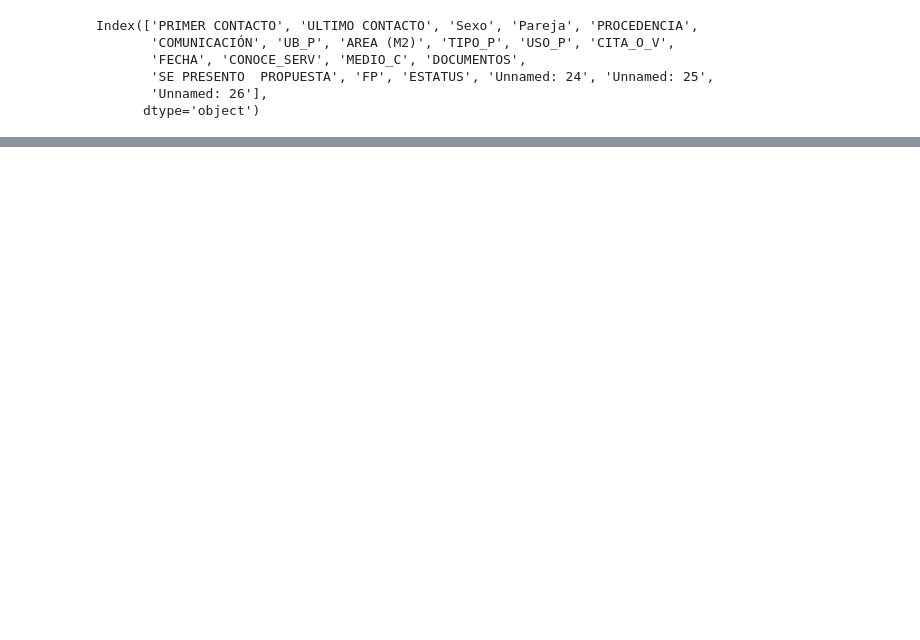
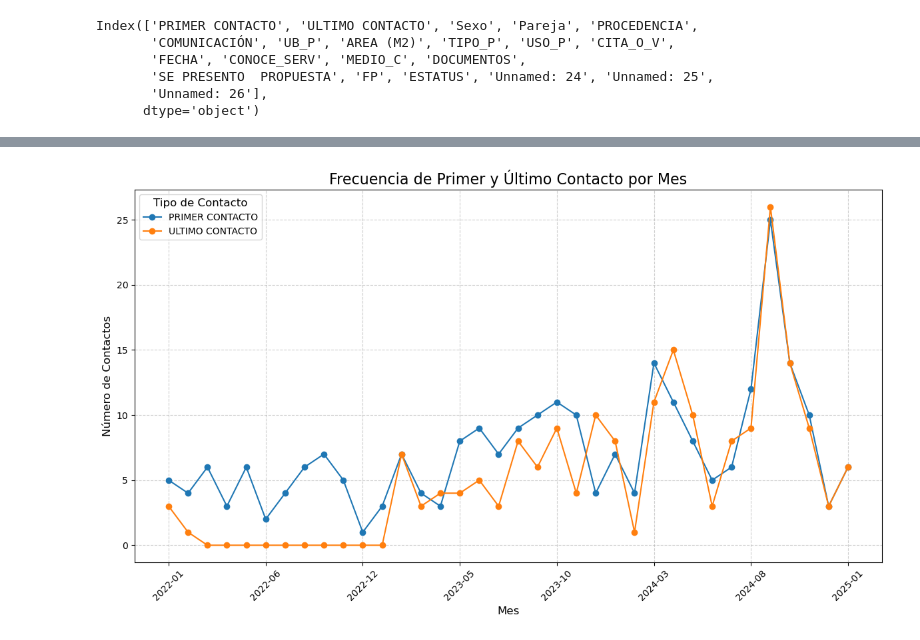
Before and after one commit to Valenfrc/Clientes-Potenciales, a Jupyter notebook: trabajo.ipynb, the cells around one changed output, grey strips where cells are left out. Cells and saved outputs as stored; diff of their text form; code cells hidden in the pictures; blank space fills up the shorter version.

```diff
--- a/trabajo.ipynb
+++ b/trabajo.ipynb
@@ -126,4 +124,17 @@ ValueError: could not convert string to float: '-'
 # %%
 #imputar, reemplazar un valor por otro.
-df['AREA (M2)']= df['AREA (M2)'].fillna(df['AREA (M2)'].mean())
+import pandas as pd
+import numpy as np
+
+# Paso 1: Convertir la columna a tipo numérico, forzando los errores a NaN
+# Esto convertirá las fechas y otros textos a np.nan
+df['AREA (M2)'] = pd.to_numeric(df['AREA (M2)'], errors='coerce')
+
+# Paso 2: Imputar los valores NaN con la media de los valores ahora numéricos
+mean_area = df['AREA (M2)'].mean()
+df['AREA (M2)'] = df['AREA (M2)'].fillna(mean_area)
+
+print(df.info())
+print("\nLa columna 'AREA (M2)' ha sido limpiada y ahora es numérica.")
+print(df['AREA (M2)'].head())
 # %% [output]
@@ -174,0 +182,42 @@ ValueError: Could not interpret value `UBICACIÓN DE PROYECTO` for `hue`. An ent
+# %%
+import pandas as pd
+import matplotlib.pyplot as plt
+
+# Asegurarse de que ambas columnas son de tipo datetime
+df['PRIMER CONTACTO'] = pd.to_datetime(df['PRIMER CONTACTO'], errors='coerce')
+df['ULTIMO CONTACTO'] = pd.to_datetime(df['ULTIMO CONTACTO'], errors='coerce')
+
+# 1. Crear un DataFrame largo uniendo las dos columnas de fecha
+# Esto apila las fechas en una sola columna y crea una para la etiqueta.
+df_long = pd.melt(df,
+                  id_vars=[col for col in df.columns if col not in ['PRIMER CONTACTO', 'ULTIMO CONTACTO']],
+                  value_vars=['PRIMER CONTACTO', 'ULTIMO CONTACTO'],
+                  var_name='Tipo_Contacto',
+                  value_name='Fecha_Contacto')
+
+# 2. Eliminar las filas con valores nulos (NaN) si es necesario
+df_long.dropna(subset=['Fecha_Contacto'], inplace=True)
+
+# 3. Extraer el mes y agrupar para contar la frecuencia
+df_long['Mes'] = df_long['Fecha_Contacto'].dt.to_period('M')
+
+# Contar la frecuencia de cada tipo de contacto por mes
+conteo_mensual = df_long.groupby(['Mes', 'Tipo_Contacto']).size().unstack(fill_value=0)
+
+# 4. Preparar el índice para el gráfico
+conteo_mensual.index = conteo_mensual.index.astype(str)
+
+# 5. Crear el gráfico de líneas
+conteo_mensual.plot(kind='line', marker='o', figsize=(12, 7))
+
+# Personalizar el gráfico
+plt.title('Frecuencia de Primer y Último Contacto por Mes', fontsize=16)
+plt.xlabel('Mes', fontsize=12)
+plt.ylabel('Número de Contactos', fontsize=12)
+plt.grid(True, linestyle='--', alpha=0.6)
+plt.legend(title='Tipo de Contacto', fontsize=10, title_fontsize=12)
+plt.xticks(rotation=45)
+plt.tight_layout()
+plt.show()
+# %% [output]
+[figure, added]
```
Also changed, not shown: parts of 7 cells of this notebook, 1 other file.
